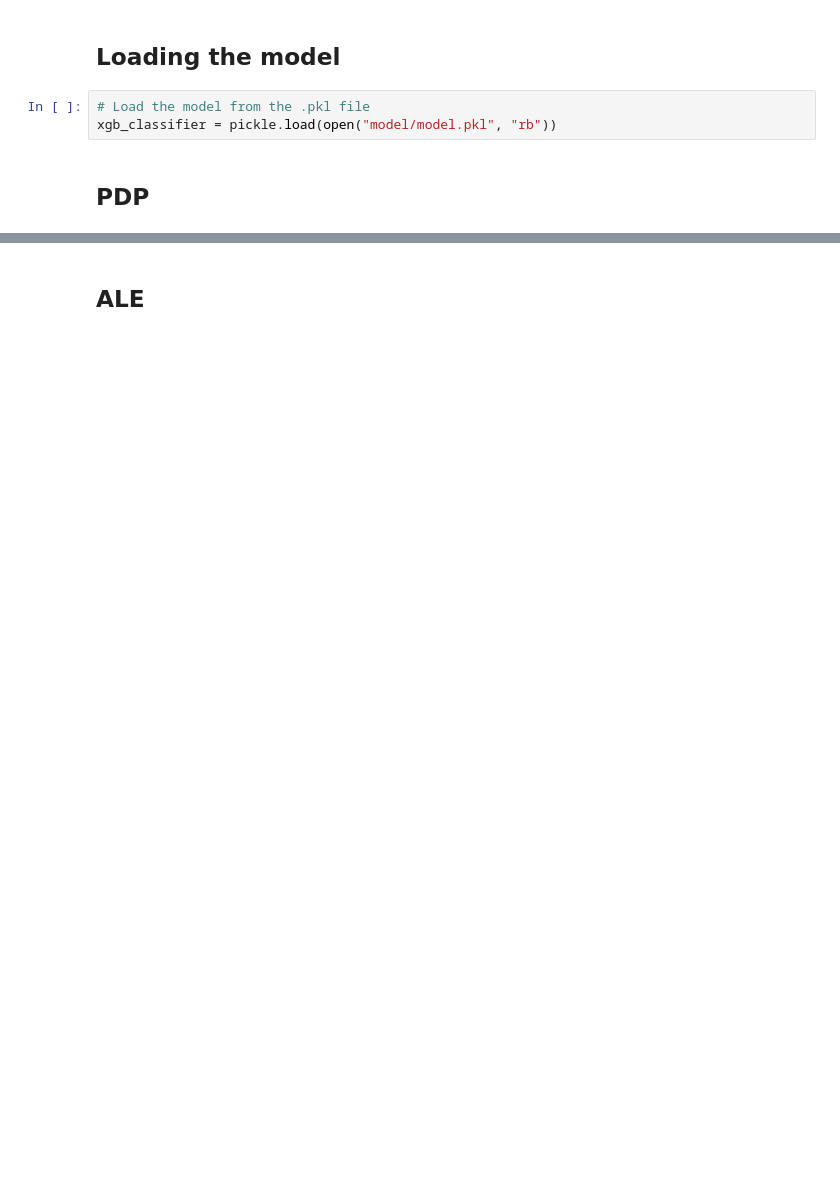
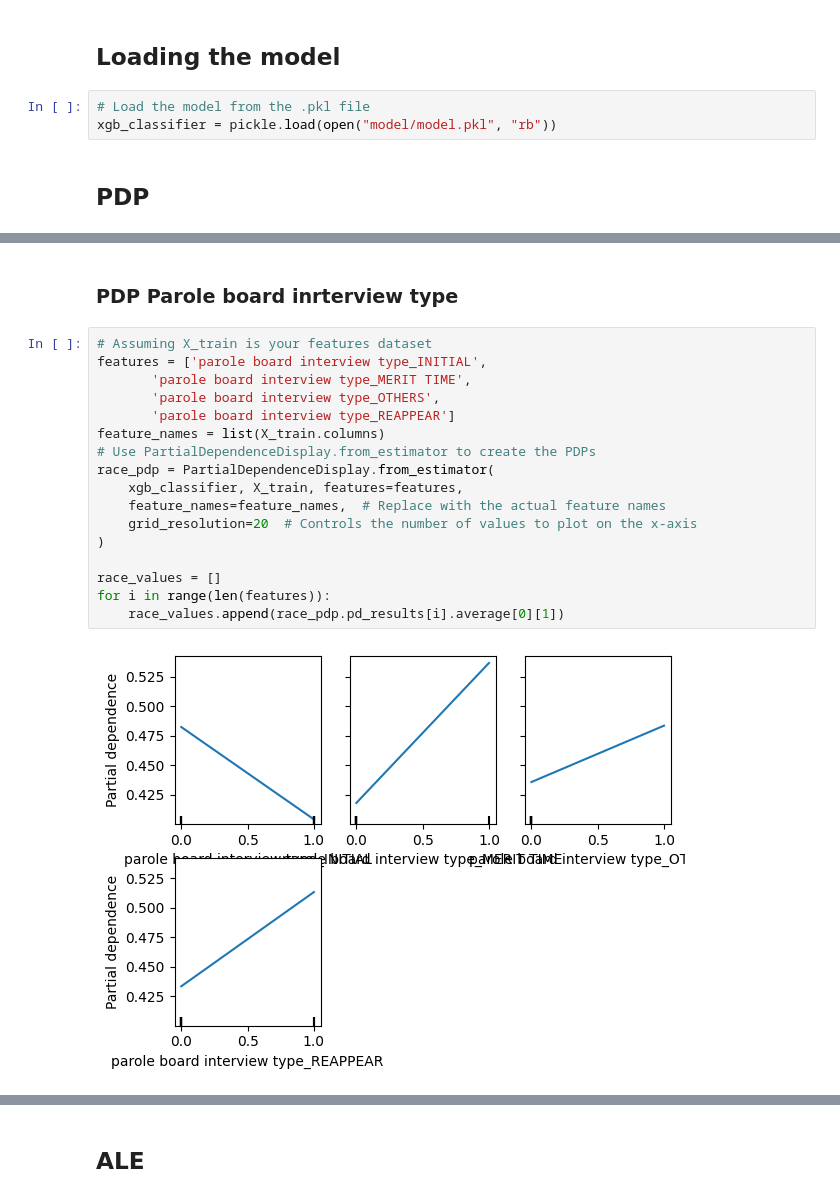
Before and after one commit to Idrissben/Interpretable-jimams, a Jupyter notebook: notebooks/step_5.ipynb, the cells around one changed output, grey strips where cells are left out. Cells and saved outputs as stored; diff of their text form; blank space fills up the shorter version.

```diff
--- a/notebooks/step_5.ipynb
+++ b/notebooks/step_5.ipynb
@@ -73,0 +101,21 @@ print(emissions)
+# %% [markdown]
+### PDP Parole board inrterview type
+# %%
+# Assuming X_train is your features dataset
+features = ['parole board interview type_INITIAL',
+       'parole board interview type_MERIT TIME',
+       'parole board interview type_OTHERS',
+       'parole board interview type_REAPPEAR']
+feature_names = list(X_train.columns)
+# Use PartialDependenceDisplay.from_estimator to create the PDPs
+race_pdp = PartialDependenceDisplay.from_estimator(
+    xgb_classifier, X_train, features=features,
+    feature_names=feature_names,  # Replace with the actual feature names
+    grid_resolution=20  # Controls the number of values to plot on the x-axis
+)
+
+race_values = []
+for i in range(len(features)):
+    race_values.append(race_pdp.pd_results[i].average[0][1])
+# %% [output]
+[figure, added]
```
Also changed, not shown: parts of 13 cells of this notebook.
